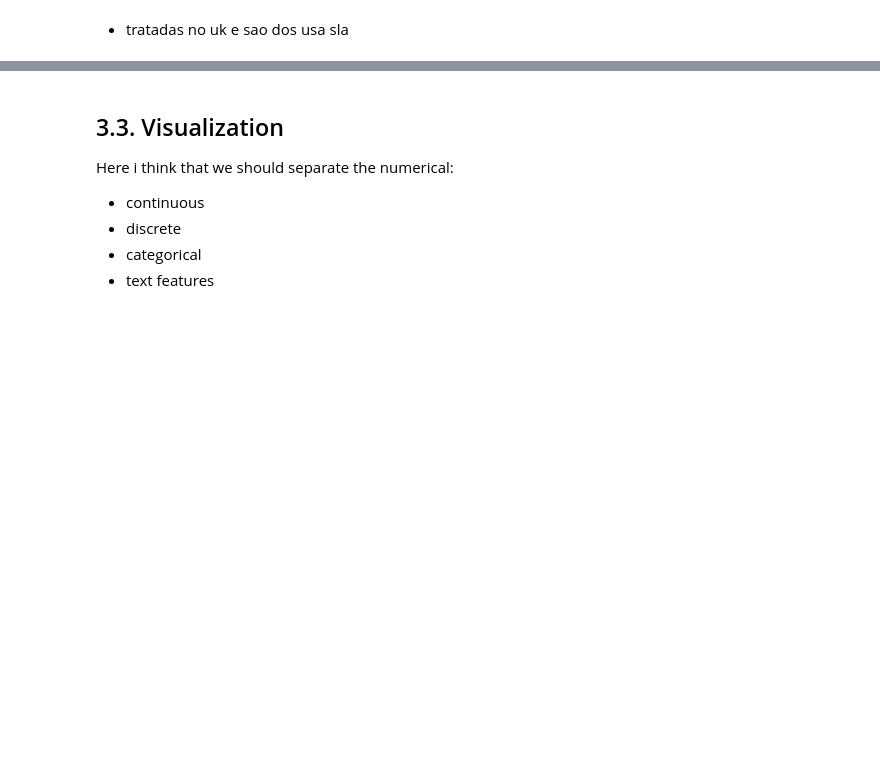
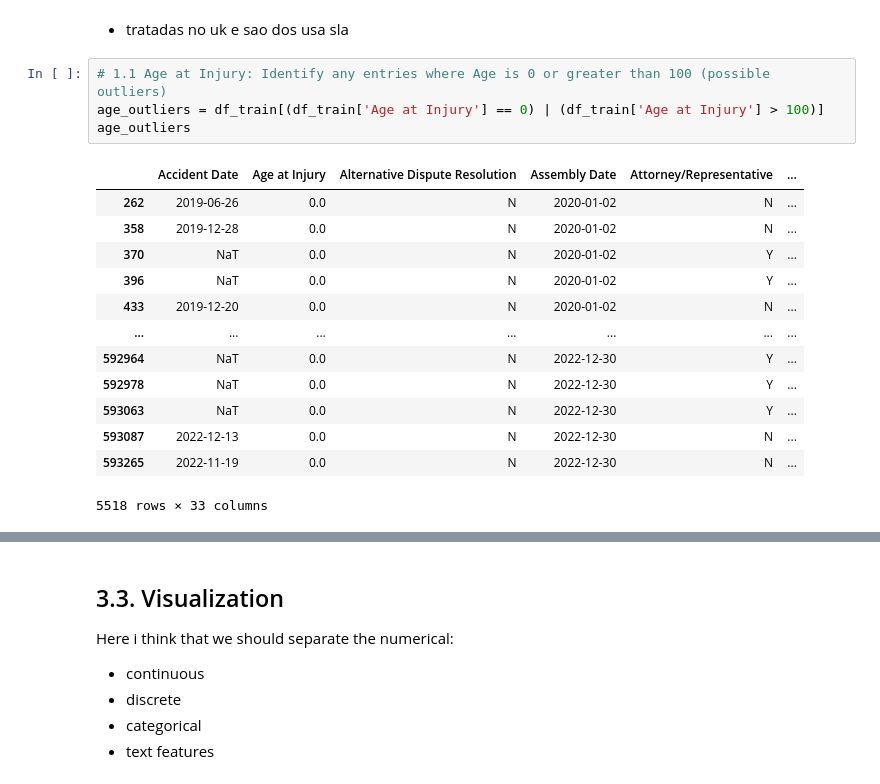
Before and after one commit to xandga/Machine_Learning_project, a Jupyter notebook: Deliverables/Notebook.ipynb, the cells around one changed output, grey strips where cells are left out. Cells and saved outputs as stored; diff of their text form; blank space fills up the shorter version.

```diff
--- a/Deliverables/Notebook.ipynb
+++ b/Deliverables/Notebook.ipynb
@@ -151,3 +198,21 @@ Idk if i like the inconsistencies here, maybe should be in the 4. pre processing
 blablablablba
 # %% [markdown]
 - tratadas no uk e sao dos usa sla
+# %%
+# 1.1 Age at Injury: Identify any entries where Age is 0 or greater than 100 (possible outliers)
+age_outliers = df_train[(df_train['Age at Injury'] == 0) | (df_train['Age at Injury'] > 100)]
+age_outliers
+# %% [output]
+|  | Accident Date | Age at Injury | Alternative Dispute Resolution | Assembly Date | Attorney/Representative | ... |
+| 262 | 2019-06-26 | 0.0 | N | 2020-01-02 | N | ... |
+| 358 | 2019-12-28 | 0.0 | N | 2020-01-02 | N | ... |
+| 370 | NaT | 0.0 | N | 2020-01-02 | Y | ... |
+| 396 | NaT | 0.0 | N | 2020-01-02 | Y | ... |
+| 433 | 2019-12-20 | 0.0 | N | 2020-01-02 | N | ... |
+| ... | ... | ... | ... | ... | ... | ... |
+| 592964 | NaT | 0.0 | N | 2022-12-30 | Y | ... |
+| 592978 | NaT | 0.0 | N | 2022-12-30 | Y | ... |
+| 593063 | NaT | 0.0 | N | 2022-12-30 | Y | ... |
+| 593087 | 2022-12-13 | 0.0 | N | 2022-12-30 | N | ... |
+| 593265 | 2022-11-19 | 0.0 | N | 2022-12-30 | N | ... |
+5518 rows × 33 columns
```
Also changed, not shown: parts of 34 cells of this notebook.
